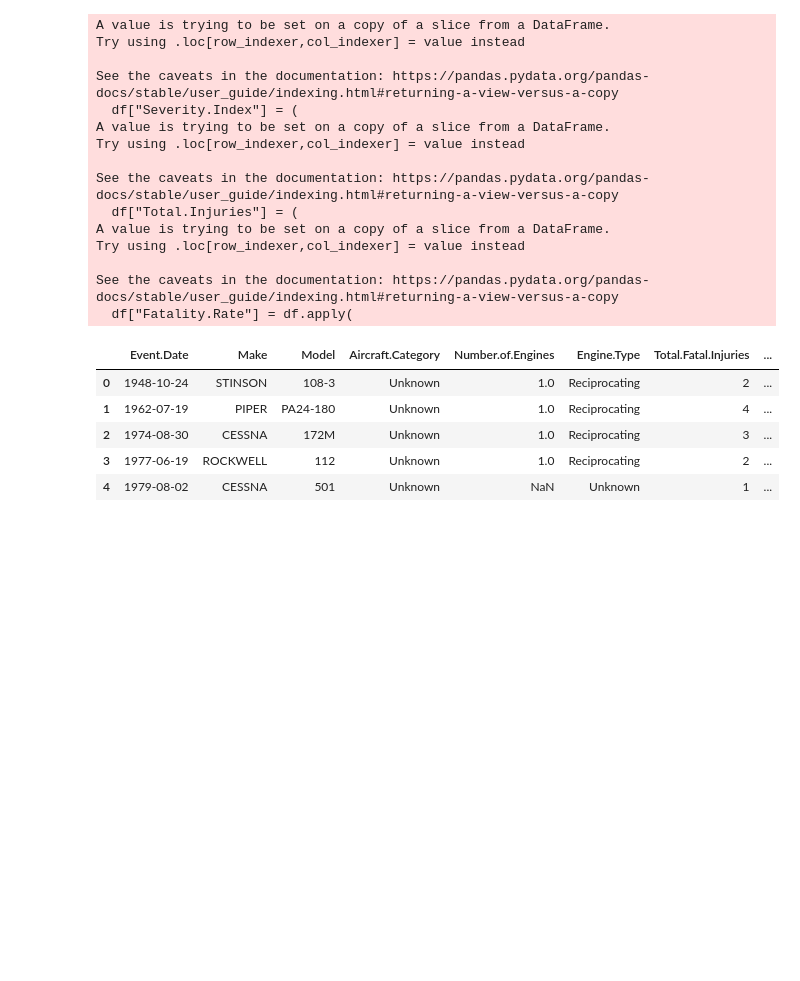
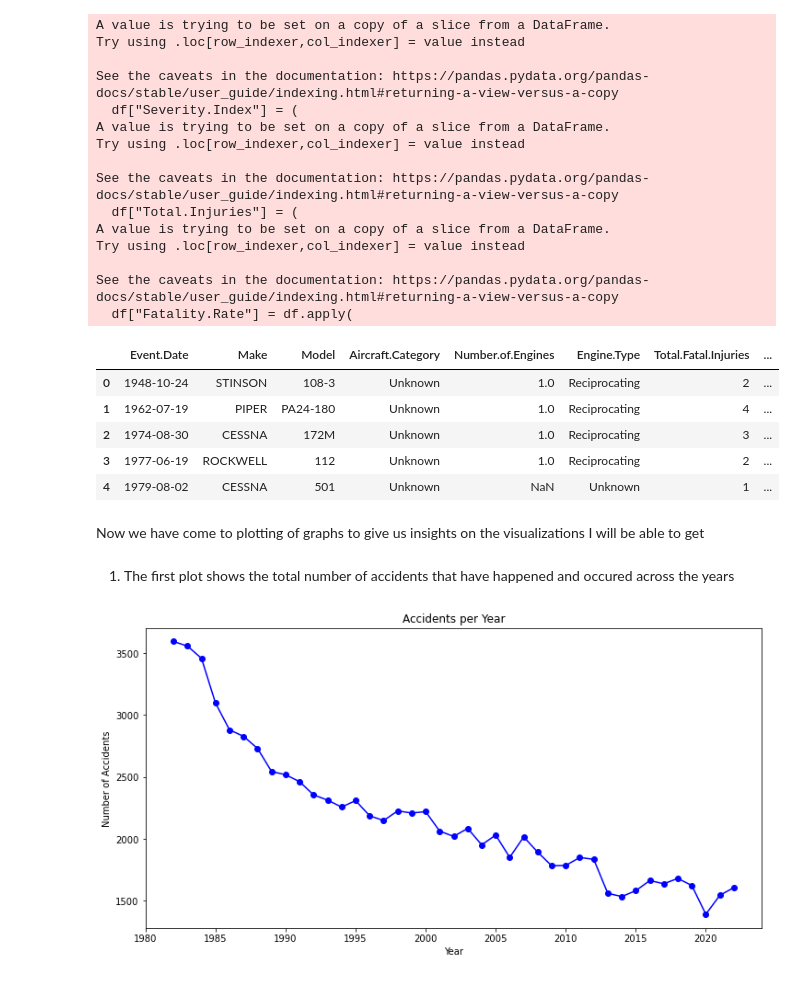
Before and after one commit to elrayoo0/Phase1_project, a Jupyter notebook: index.ipynb, the cells around one changed output. Drawn from its saved outputs; the diff is of its cells as text; code cells hidden in the pictures; blank space fills up the shorter version.

Commit message:
Created visualizations and graphs with the cleaned dataset

```diff
--- a/index.ipynb
+++ b/index.ipynb
@@ -150,3 +167,8 @@ df.head()
 | 2 | 1974-08-30 | CESSNA | 172M | Unknown | 1.0 | Reciprocating | 3 | ... |
 | 3 | 1977-06-19 | ROCKWELL | 112 | Unknown | 1.0 | Reciprocating | 2 | ... |
 | 4 | 1979-08-02 | CESSNA | 501 | Unknown | NaN | Unknown | 1 | ... |
+# %%
+# Ensure Event.Year is numeric and drop invalid/missing years
+df["Event.Year"] = pd.to_numeric(df["Event.Year"], errors="coerce")
+df = df.dropna(subset=["Event.Year"])
+df["Event.Year"] = df["Event.Year"].astype(int)
@@ -171 +230,7 @@ df.head()
+# %%
+#I want to eliminate the first six years cause they have very few accidents compared to other years and will mae my visualization look bad
+outliers = [1948, 1962, 1974, 1977, 1979, 1981]
+df = df[~df["Event.Year"].isin(outliers)]
+
+df = df[(df["Event.Year"] >= 1982) & (df["Event.Year"] <= 2023)]
 # %%
@@ -218 +283,16 @@ df.head()
 df.to_csv("cleaned_airline_accidents.csv", index=False)
+# %% [markdown]
+Now we have come to plotting of graphs to give us insights on the visualizations I will be able to get
+# %% [markdown]
+1. The first plot shows the total number of accidents that have happened and occured across the years
+# %%
+accidents_per_year = df["Event.Year"].value_counts().sort_index()
+
+plt.figure(figsize=(12,6))
+plt.plot(accidents_per_year.index, accidents_per_year.values, marker="o", color="blue")
+plt.title("Accidents per Year")
+plt.xlabel("Year")
+plt.ylabel("Number of Accidents")
+plt.show()
+# %% [output]
+[figure, added]
```
Also changed, not shown: parts of 28 cells of this notebook, 1 other file.
